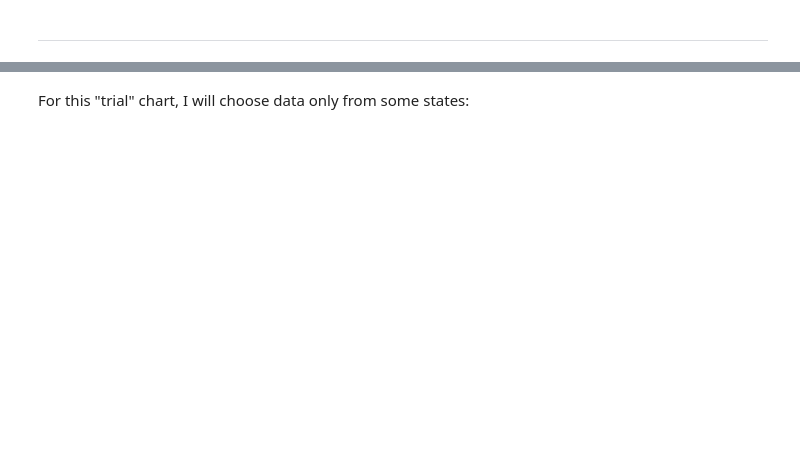
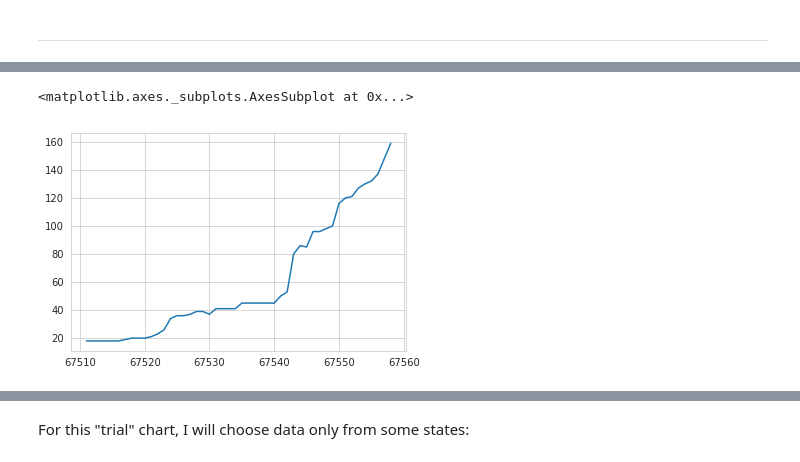
Before and after one commit to tbnsilveira/epidemic_BRdata, a Jupyter notebook: data_acquistion/Brazilian_Ministry_of_Health_COVID19data.ipynb, the cells around one changed output, grey strips where cells are left out. Cells and saved outputs as stored; diff of their text form; code cells hidden in the pictures; blank space fills up the shorter version.

```diff
--- a/data_acquistion/Brazilian_Ministry_of_Health_COVID19data.ipynb
+++ b/data_acquistion/Brazilian_Ministry_of_Health_COVID19data.ipynb
@@ -178,0 +190,2 @@ Name: obitosAcumulados, Length: 2727, dtype: bool
+# %%
+covid_SC = covidData[covidData.estado == 'SC']
@@ -178,0 +212,7 @@ Name: obitosAcumulados, Length: 2727, dtype: bool
+# %%
+covidBLU = covid_SC[covid_SC['municipio'] == 'Itajaí']
+# %%
+covidBLU.casosAcumulado.plot()
+# %% [output]
+<matplotlib.axes._subplots.AxesSubplot at 0x...>
+[figure, added]
```
Also changed, not shown: parts of 27 cells of this notebook, 3 other files.
